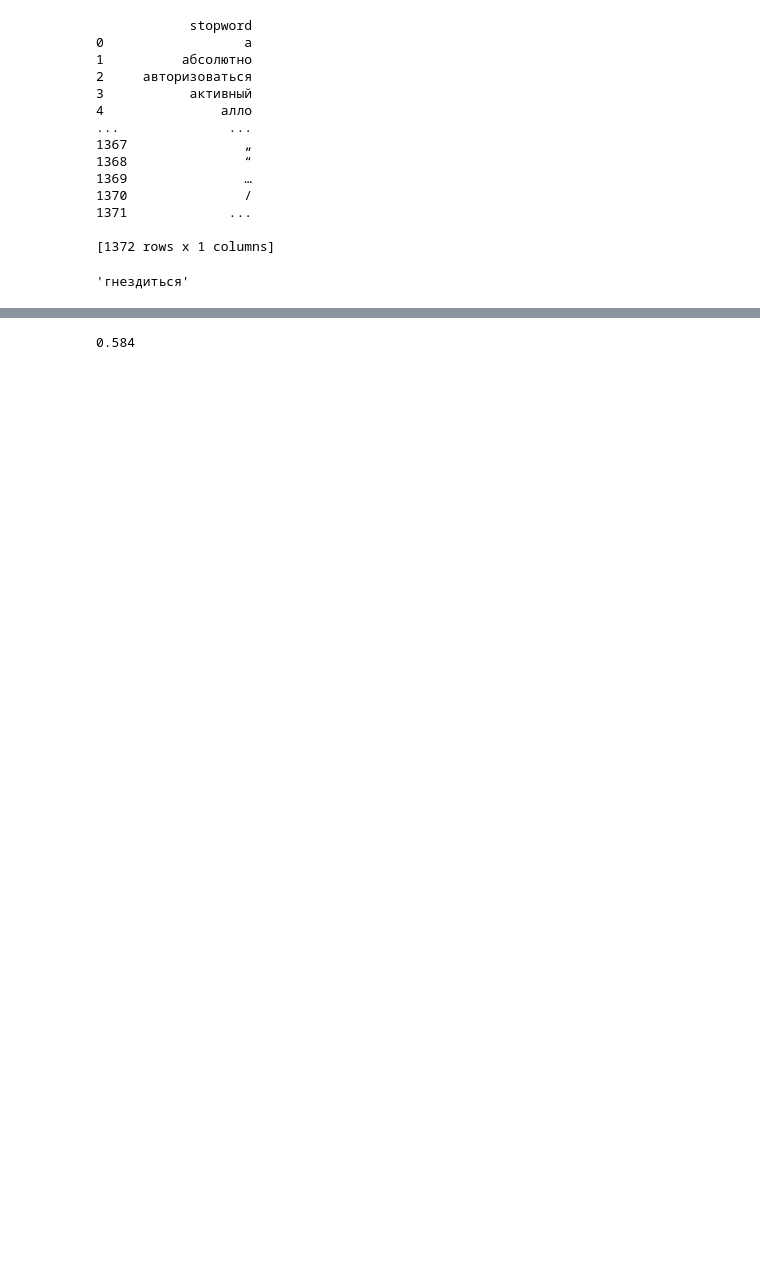
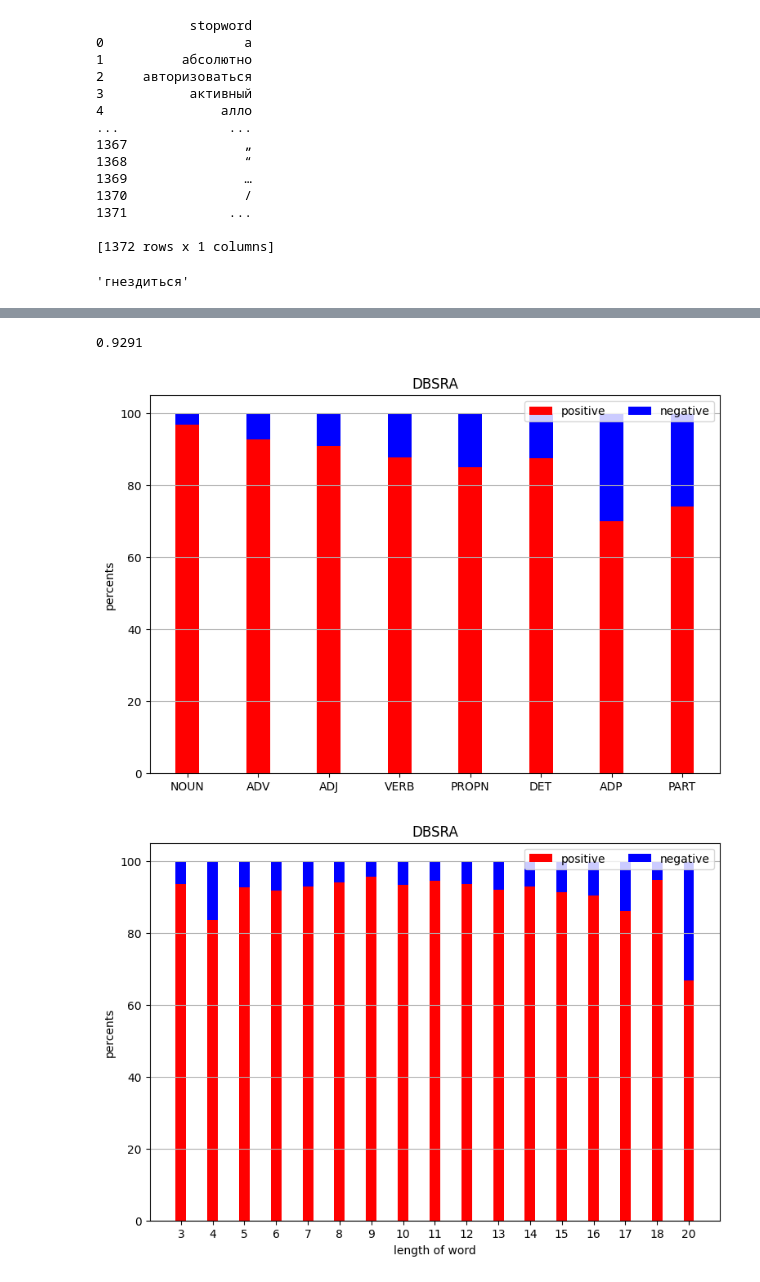
Before and after one commit to Dx-by-Dy/Python-programs, a Jupyter notebook: NLP/pp.ipynb, the cells around one changed output, grey strips where cells are left out. Cells and saved outputs as stored; diff of their text form; code cells hidden in the pictures; blank space fills up the shorter version.

```diff
--- a/NLP/pp.ipynb
+++ b/NLP/pp.ipynb
@@ -10,8 +10,11 @@ seed(42)
 
 import pandas as pd
 import pymorphy2
+morph = pymorphy2.MorphAnalyzer()
 import time
 import re
+
+import matplotlib.pyplot as plt
 # %%
 class Node(object):
     def __init__(self, value, child=None, key=None, end=False):
@@ -416,11 +575,20 @@ def lemma_lev_dam(w):
 # %%
-test_metric(lemma_jaro, 1000)
-# trie.getLemma: 0.800
-# lemma_jaro_vin: 0.788, p=0.2, b=0.7
+hist = test_metric(lambda x: morph.parse(x)[0].normal_form, 10000)
+print_res_part(hist, "DBSRA")
+print_res_len(hist, "DBSRA")
+# lambda x: morph.parse(x)[0].normal_form: 0.931 +
+# trie.getLemma: 0.790 +
+# lemma_jaro_vin: 0.752 p=0.4, b=0.7, l=2 +
+# lemma_jaro_vin: 0.750 p=0.9, b=0.7, l=1 +
+# lemma_jaro_vin: 0.788 p=0.2, b=0.7, l=4
+# lemma_jaro_vin: 0.786 p=0.4, b=0.8, l=2
+# lemma_jaro_vin: 0.782 p=0.4, b=0.6, l=2
 # lemma_lev: 0.769
 # lemma_lev_dam: 0.740
 # lemma_jaro: 0.584
-# lemma_dbsra: 0.392
-# lambda x: x: 0.240
+# lemma_dbsra: 0.409 +
+# lambda x: x: 0.263 +
 # %% [output]
-0.584
+0.9291
+[figure, added]
+[figure, added]
```
Also changed, not shown: parts of 11 cells of this notebook.
